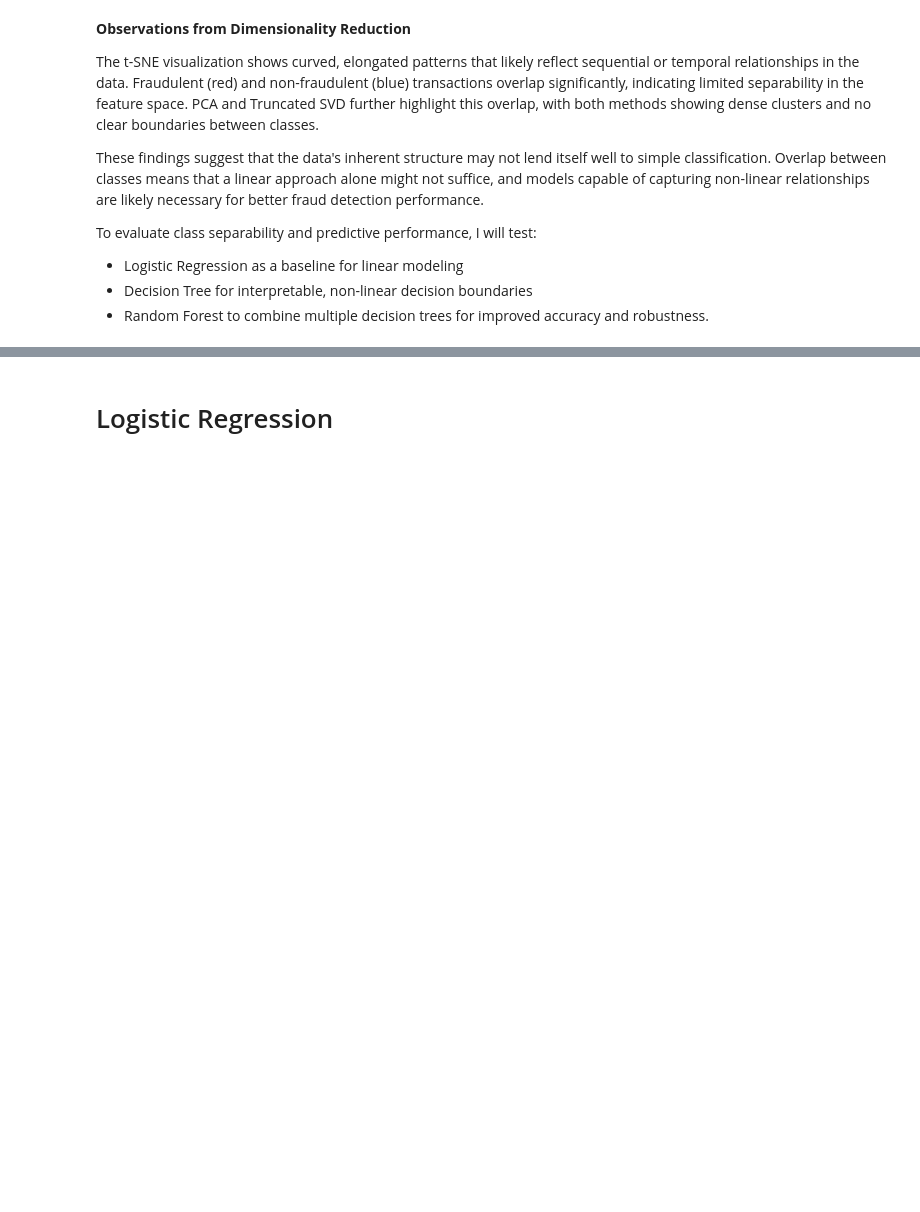
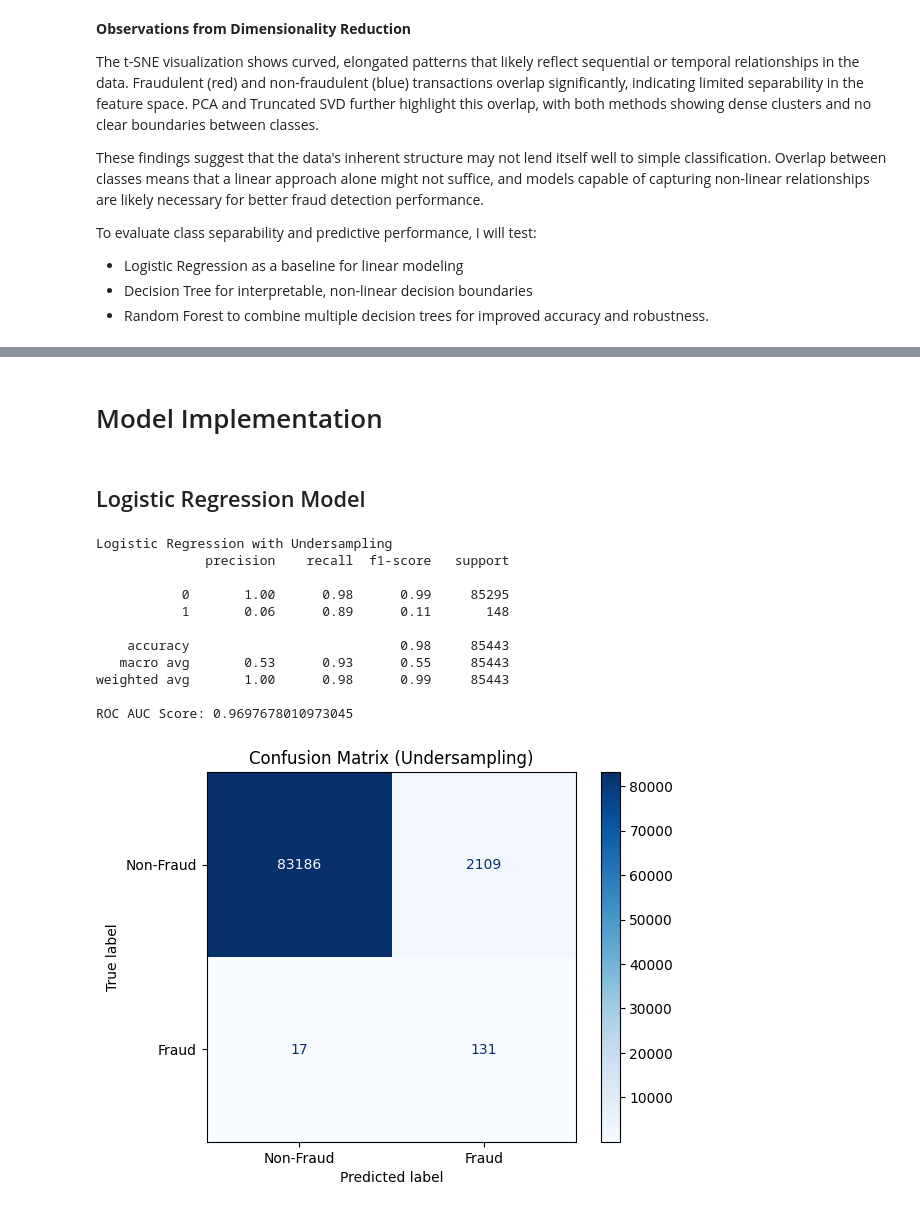
Before and after one commit to mattj2606/credit-card-fraud-detection, a Jupyter notebook: Fraud_Notebook.ipynb, the cells around one changed output, grey strips where cells are left out. Drawn from its saved outputs; the diff is of its cells as text; code cells hidden in the pictures; blank space fills up the shorter version.

```diff
--- a/WIP.ipynb
+++ b/Fraud_Notebook.ipynb
@@ -700,2 +748,4 @@ To evaluate class separability and predictive performance, I will test:
+# %% [markdown]
+# Model Implementation
 # %% [markdown]
-# Logistic Regression
+## Logistic Regression Model
@@ -701,0 +774,42 @@ To evaluate class separability and predictive performance, I will test:
+# %%
+# Train Logistic Regression (Undersampling)
+lr_under = LogisticRegression(random_state=42, max_iter=1000)
+lr_under.fit(X_train_under, y_train_under)
+
+# Predictions and Evaluation
+y_pred_under = lr_under.predict(X_test)
+y_pred_prob_under = lr_under.predict_proba(X_test)[:, 1]
+
+# Print Metrics
+print("Logistic Regression with Undersampling")
+print(classification_report(y_test, y_pred_under))
+print("ROC AUC Score:", roc_auc_score(y_test, y_pred_prob_under))
+
+# Plot Confusion Matrix
+ConfusionMatrixDisplay.from_estimator(lr_under, X_test, y_test, cmap='Blues', display_labels=['Non-Fraud', 'Fraud'])
+plt.title("Confusion Matrix (Undersampling)")
+plt.show()
+
+# Plot ROC Curve
+fpr_under, tpr_under, _ = roc_curve(y_test, y_pred_prob_under)
+plt.figure(figsize=(8, 6))
+plt.plot(fpr_under, tpr_under, label="ROC Curve (AUC = {:.2f})".format(roc_auc_score(y_test, y_pred_prob_under)))
+plt.plot([0, 1], [0, 1], 'k--', label="Random Classifier")
+plt.title("ROC Curve (Undersampling)")
+plt.xlabel("False Positive Rate")
+plt.ylabel("True Positive Rate")
+plt.legend()
+plt.show()
+# %% [output]
+Logistic Regression with Undersampling
+              precision    recall  f1-score   support
+
+           0       1.00      0.98      0.99     85295
+           1       0.06      0.89      0.11       148
+
+    accuracy                           0.98     85443
+   macro avg       0.53      0.93      0.55     85443
+weighted avg       1.00      0.98      0.99     85443
+
+ROC AUC Score: 0.9697678010973045
+[figure, added]
```
Also changed, not shown: parts of 18 cells of this notebook, 5 other files.
